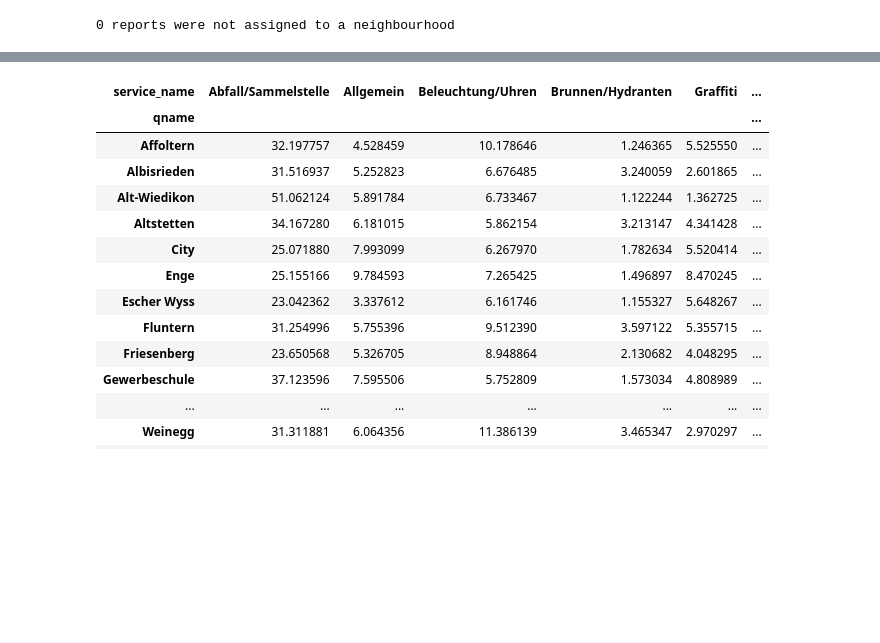
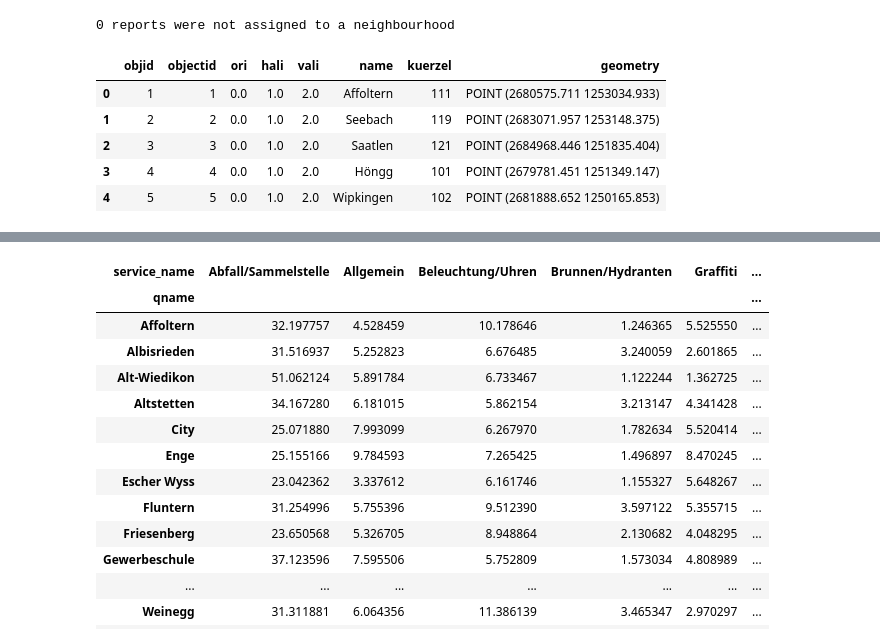
Before and after one commit to lukasgoetz-debug/sds210-project-lukas-goetz, a Jupyter notebook: notebooks/sds_proj_analysis.ipynb, the cells around one changed output, grey strips where cells are left out. Saved outputs shown, nothing was run; the diff lists cells and outputs as text; code cells hidden in the pictures; blank space fills up the shorter version.

```diff
--- a/notebooks/sds_proj_analysis.ipynb
+++ b/notebooks/sds_proj_analysis.ipynb
@@ -19,5 +27,14 @@ print(f"{reports_quartier['qname'].isna().sum()} reports were not assigned to a
 # %% [output]
 0 reports were not assigned to a neighbourhood
+# %%
+display(quartiere_labels_gdf.head())
+# %% [output]
+|  | objid | objectid | ori | hali | vali | name | kuerzel | geometry |
+| 0 | 1 | 1 | 0.0 | 1.0 | 2.0 | Affoltern | 111 | POINT (2680575.711 1253034.933) |
+| 1 | 2 | 2 | 0.0 | 1.0 | 2.0 | Seebach | 119 | POINT (2683071.957 1253148.375) |
+| 2 | 3 | 3 | 0.0 | 1.0 | 2.0 | Saatlen | 121 | POINT (2684968.446 1251835.404) |
+| 3 | 4 | 4 | 0.0 | 1.0 | 2.0 | Höngg | 101 | POINT (2679781.451 1251349.147) |
+| 4 | 5 | 5 | 0.0 | 1.0 | 2.0 | Wipkingen | 102 | POINT (2681888.652 1250165.853) |
 # %%
 # (1) How does number of reports evolve over the years, diurnal and across neighbourhoods?
 
```
Also changed, not shown: parts of 6 cells of this notebook, 2 other files.
